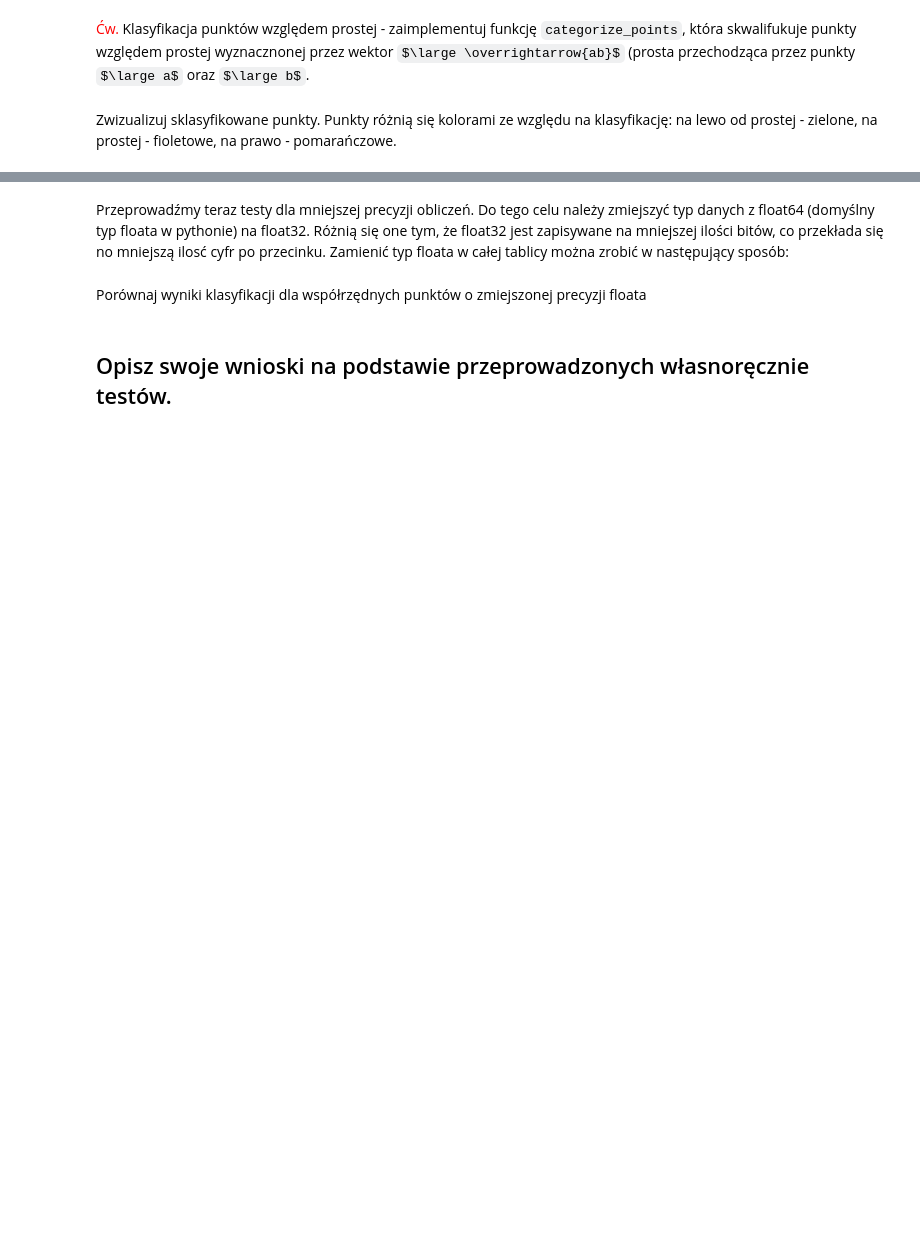
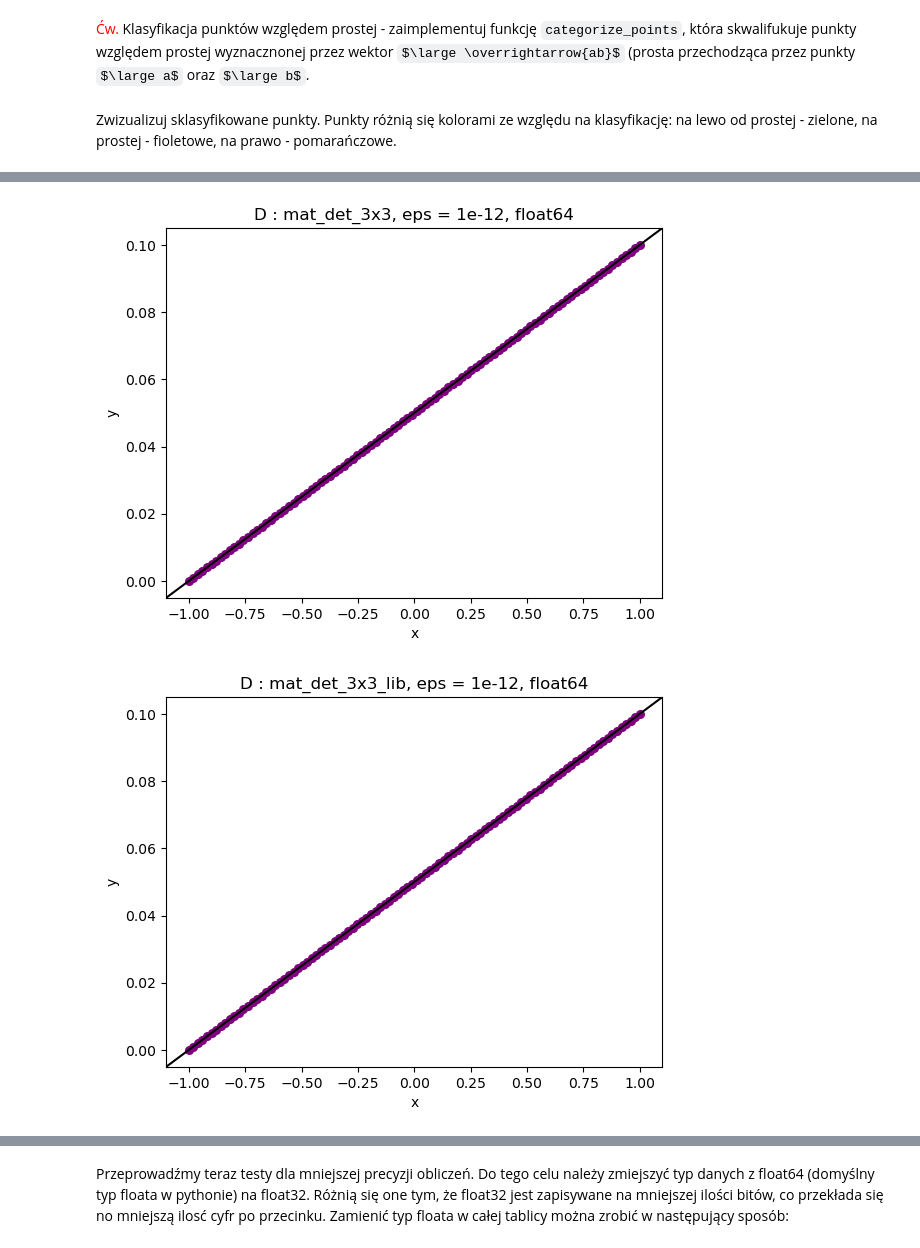
Before and after one commit to WGabrielCode/Geometric-Algorithms, a Jupyter notebook: labs/lab1/main.ipynb, the cells around one changed output, grey strips where cells are left out. Saved outputs shown, nothing was run; the diff lists cells and outputs as text; code cells hidden in the pictures; some formulas as TeX source; blank space fills up the shorter version.

```diff
--- a/labs/lab1/main.ipynb
+++ b/labs/lab1/main.ipynb
@@ -273,0 +352,8 @@ draw_line(classified_points_d_left, classified_points_d_mid, classified_points_d
+# %%
+D_classified_points = [categorize_points(points_d, a, b, MatDet, eps) for MatDet in mat_det_functions]
+for i , classified_points  in enumerate( D_classified_points ) :
+    title = f"D : {mat_det_functions[i].__name__}, eps = {eps}, {float_type}"
+    draw_line( *classified_points , title )
+# %% [output]
+[figure, added]
+[figure, added]
@@ -279,4 +364,0 @@ points_a_float32 = np.float32(points_a)
-# %% [markdown]
-Porównaj wyniki klasyfikacji dla współrzędnych punktów o zmiejszonej precyzji floata
-# %% [markdown]
-## Opisz swoje wnioski na podstawie przeprowadzonych własnoręcznie testów.
```
Also changed, not shown: parts of 41 cells of this notebook, 1 other file.
